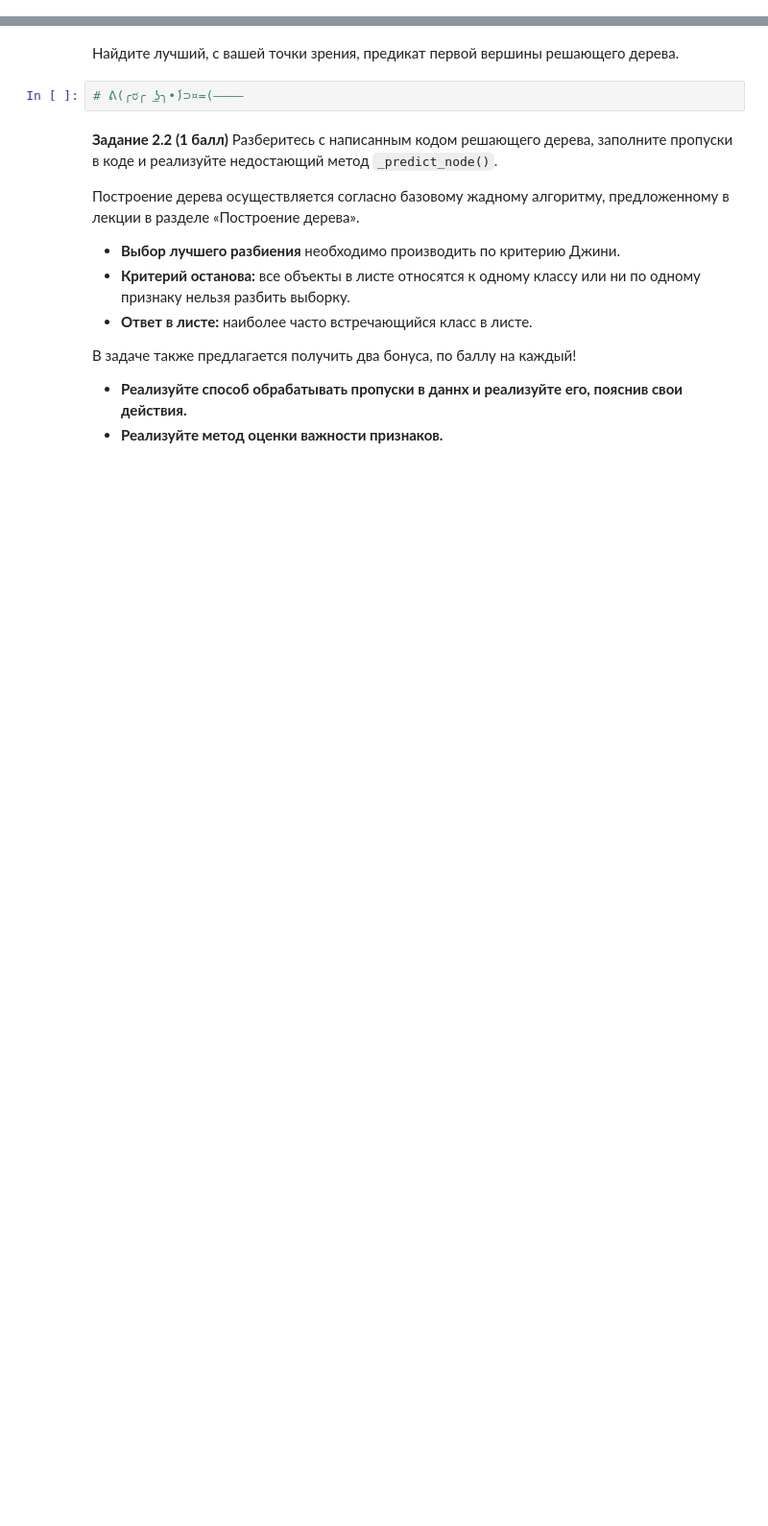
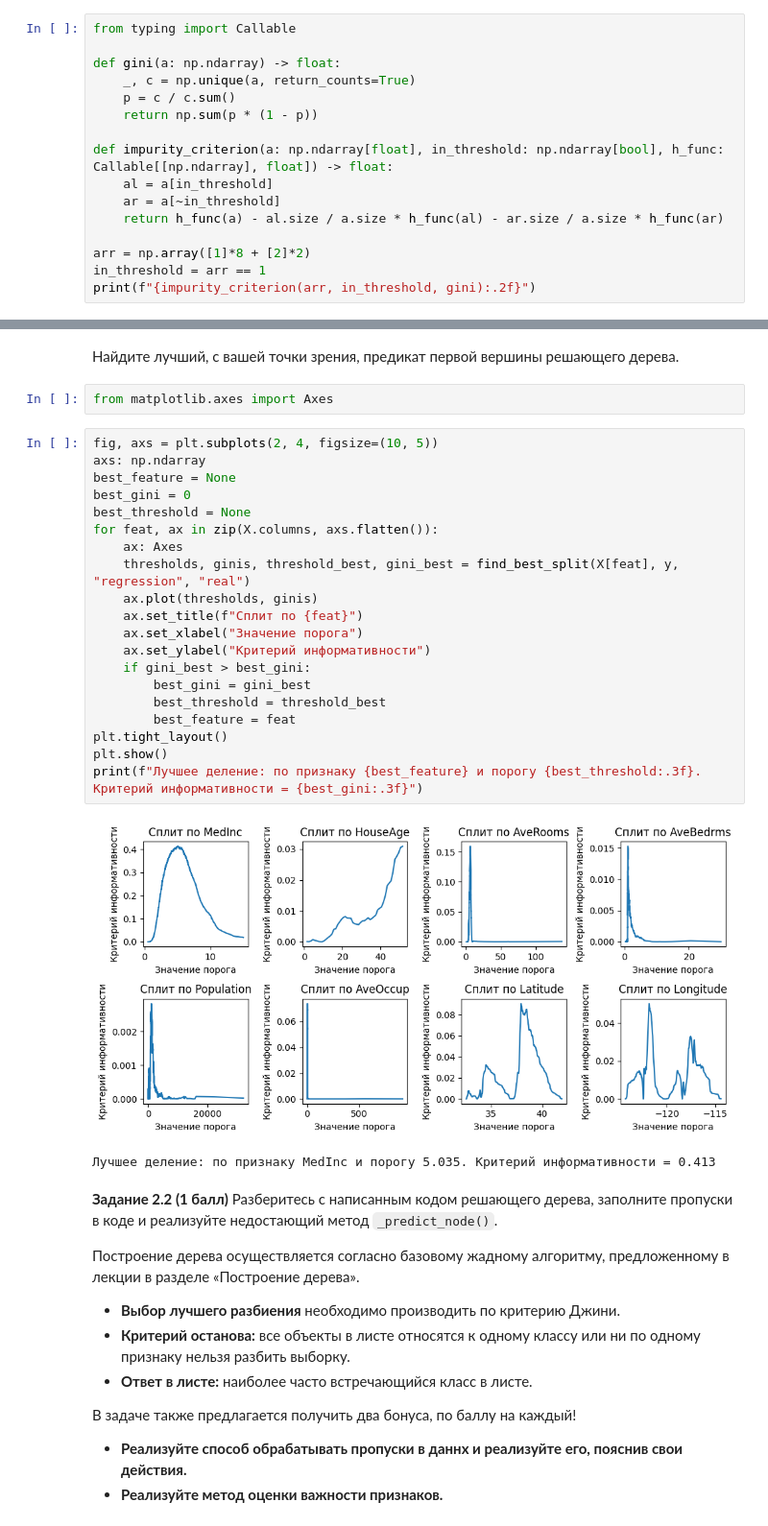
Before and after one commit to AjnoEO/iad-ml, a Jupyter notebook: hw07-trees/hw07_trees_rf.ipynb, the cells around one changed output, grey strips where cells are left out. Shown at 96% size. Drawn from its saved outputs; the diff is of its cells as text; blank space fills up the shorter version.

```diff
--- a/hw07-trees/hw07_trees_rf.ipynb
+++ b/hw07-trees/hw07_trees_rf.ipynb
@@ -67,0 +61,16 @@ print(f"{impurity_criterion(np.array([[8, 0], [0, 2]])):.2f}")
+# %%
+from typing import Callable
+
+def gini(a: np.ndarray) -> float:
+    _, c = np.unique(a, return_counts=True)
+    p = c / c.sum()
+    return np.sum(p * (1 - p))
+
+def impurity_criterion(a: np.ndarray[float], in_threshold: np.ndarray[bool], h_func: Callable[[np.ndarray], float]) -> float:
+    al = a[in_threshold]
+    ar = a[~in_threshold]
+    return h_func(a) - al.size / a.size * h_func(al) - ar.size / a.size * h_func(ar)
+
+arr = np.array([1]*8 + [2]*2)
+in_threshold = arr == 1
+print(f"{impurity_criterion(arr, in_threshold, gini):.2f}")
@@ -131,7 +186,30 @@ y
 # %% [markdown]
 Найдите лучший, с вашей точки зрения, предикат первой вершины решающего дерева.
-# %%
-# ᕕ(╭ರ╭ ͟ʖ╮•́)⊃¤=(————
+# %%
+from matplotlib.axes import Axes
+# %%
+fig, axs = plt.subplots(2, 4, figsize=(10, 5))
+axs: np.ndarray
+best_feature = None
+best_gini = 0
+best_threshold = None
+for feat, ax in zip(X.columns, axs.flatten()):
+    ax: Axes
+    thresholds, ginis, threshold_best, gini_best = find_best_split(X[feat], y, "regression", "real")
+    ax.plot(thresholds, ginis)
+    ax.set_title(f"Сплит по {feat}")
+    ax.set_xlabel("Значение порога")
+    ax.set_ylabel("Критерий информативности")
+    if gini_best > best_gini:
+        best_gini = gini_best
+        best_threshold = threshold_best
+        best_feature = feat
+plt.tight_layout()
+plt.show()
+print(f"Лучшее деление: по признаку {best_feature} и порогу {best_threshold:.3f}. Критерий информативности = {best_gini:.3f}")
+# %% [output]
+[figure, added]
+Лучшее деление: по признаку MedInc и порогу 5.035. Критерий информативности = 0.413
 # %% [markdown]
 **Задание 2.2 (1 балл)** Разберитесь с написанным кодом решающего дерева, заполните пропуски в коде и реализуйте недостающий метод `_predict_node()`.
 
```
Also changed, not shown: parts of 11 cells of this notebook.
